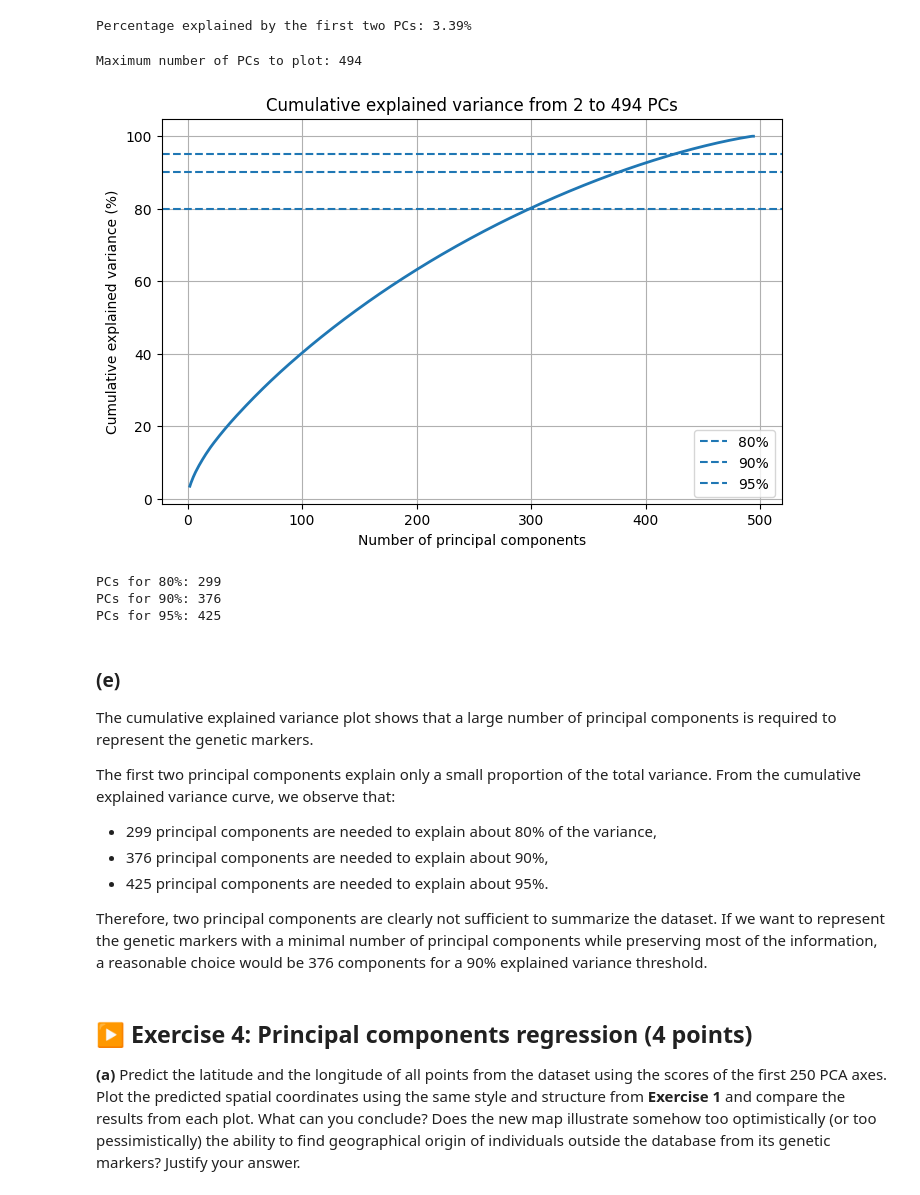
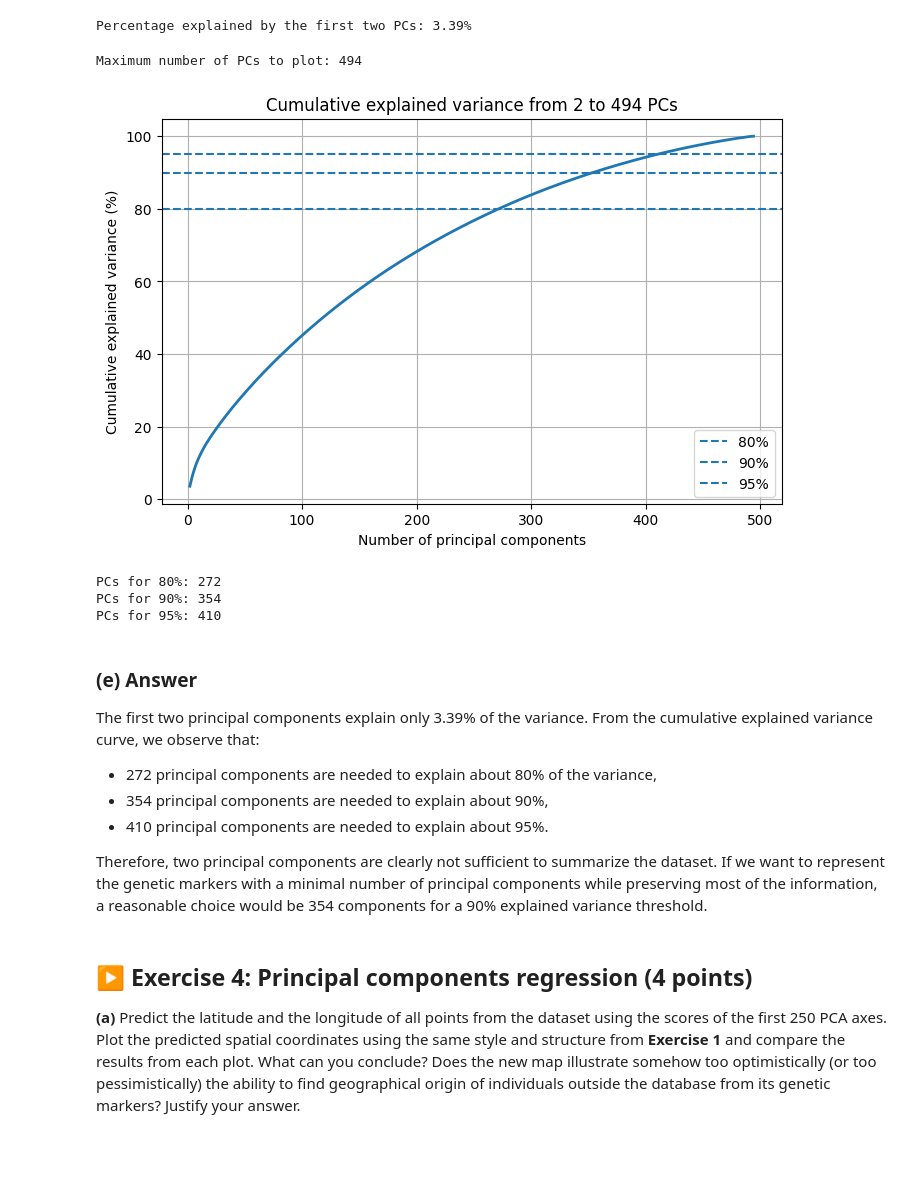
Before and after one commit to Riku-lou-loup/ISLA-maoude-dangddk-jouiniy, a Jupyter notebook: TP2/TP2.ipynb, the cells around one changed output. Cells and saved outputs as stored; diff of their text form; code cells hidden in the pictures; blank space fills up the shorter version.

```diff
--- a/TP2/TP2.ipynb
+++ b/TP2/TP2.ipynb
@@ -352,41 +328,36 @@ Percentage explained by the first two PCs: 3.39%
 # %%
 from sklearn.decomposition import PCA
 import numpy as np
 import matplotlib.pyplot as plt
 
-# Choose the data matrix
-# Use X if you want the raw markers
-# Use X_std if you want the standardized markers
-X_data = X_std   # or X
+X_data = X
 
-# Full PCA
 pca = PCA()
 X_pca = pca.fit_transform(X_data)
 
-# Cumulative explained variance in %
+
 cum_var = 100 * np.cumsum(pca.explained_variance_ratio_)
 
-# Maximum possible number of PCs
+
 max_k = min(X_data.shape[0], X_data.shape[1])
 print("Maximum number of PCs to plot:", max_k)
 
-# Plot only from 2 PCs up to max_k PCs
 k_values = np.arange(2, max_k + 1)
 
 plt.figure(figsize=(8, 5))
 plt.plot(k_values, cum_var[1:max_k], linewidth=2)
 plt.axhline(80, linestyle="--", label="80%")
 plt.axhline(90, linestyle="--", label="90%")
 plt.axhline(95, linestyle="--", label="95%")
 plt.xlabel("Number of principal components")
 plt.ylabel("Cumulative explained variance (%)")
 plt.title(f"Cumulative explained variance from 2 to {max_k} PCs")
 plt.legend()
 plt.grid(True)
 plt.show()
 # %% [output]
 Maximum number of PCs to plot: 494
-[figure, old version]
+[figure, new version]
 # %%
 k80 = np.argmax(cum_var >= 80) + 1
 k90 = np.argmax(cum_var >= 90) + 1
@@ -396,21 +367,18 @@ print("PCs for 80%:", k80)
 print("PCs for 90%:", k90)
 print("PCs for 95%:", k95)
 # %% [output]
-PCs for 80%: 299
-PCs for 90%: 376
-PCs for 95%: 425
+PCs for 80%: 272
+PCs for 90%: 354
+PCs for 95%: 410
 # %% [markdown]
-### (e)
+### (e) Answer
+The first two principal components explain only 3.39\% of the variance. From the cumulative explained variance curve, we observe that:
 
-The cumulative explained variance plot shows that a large number of principal components is required to represent the genetic markers.
+- 272 principal components are needed to explain about 80\% of the variance,
+- 354 principal components are needed to explain about 90\%,
+- 410 principal components are needed to explain about 95\%.
 
-The first two principal components explain only a small proportion of the total variance. From the cumulative explained variance curve, we observe that:
-
-- 299 principal components are needed to explain about 80\% of the variance,
-- 376 principal components are needed to explain about 90\%,
-- 425 principal components are needed to explain about 95\%.
-
-Therefore, two principal components are clearly not sufficient to summarize the dataset. If we want to represent the genetic markers with a minimal number of principal components while preserving most of the information, a reasonable choice would be 376 components for a 90\% explained variance threshold.
+Therefore, two principal components are clearly not sufficient to summarize the dataset. If we want to represent the genetic markers with a minimal number of principal components while preserving most of the information, a reasonable choice would be 354 components for a 90\% explained variance threshold.
 # %% [markdown]
 ## ▶️ Exercise 4: Principal components regression (4 points)
 
```
Also changed, not shown: parts of 22 cells of this notebook.
